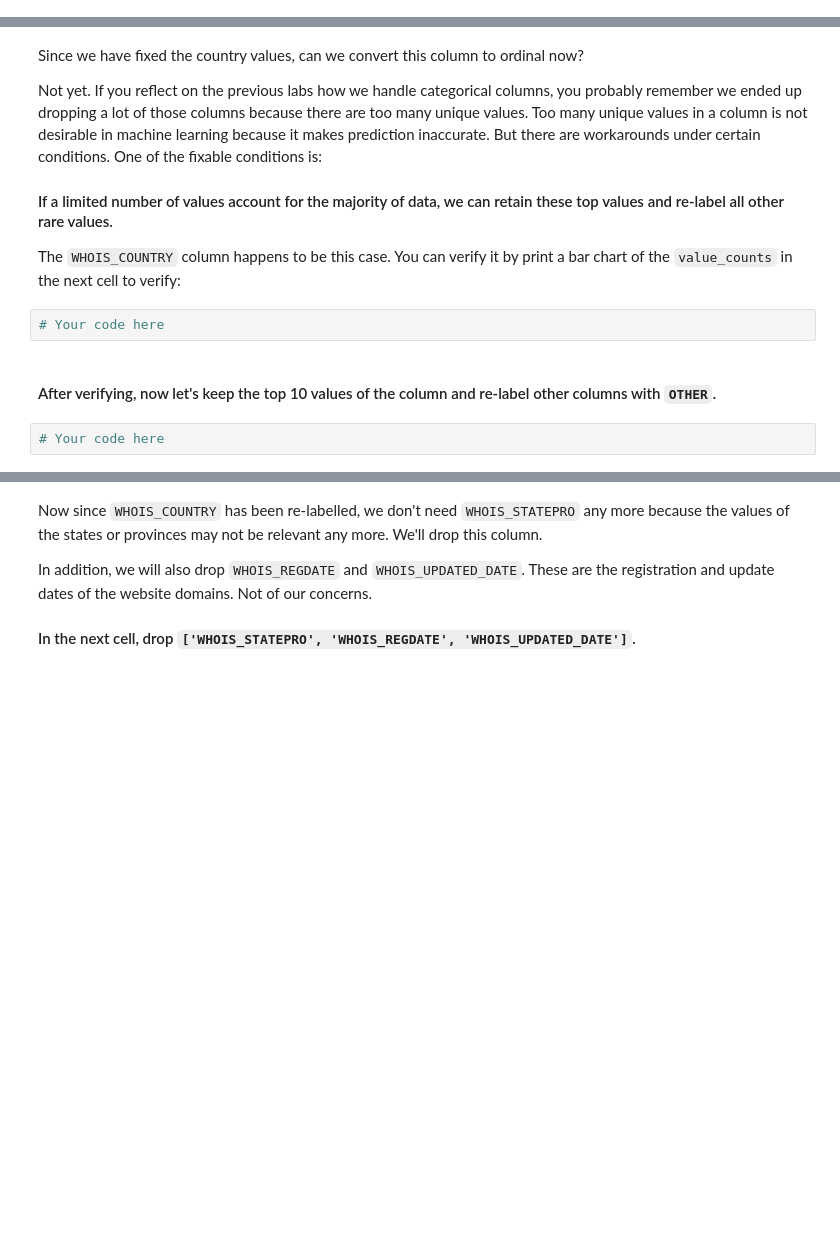
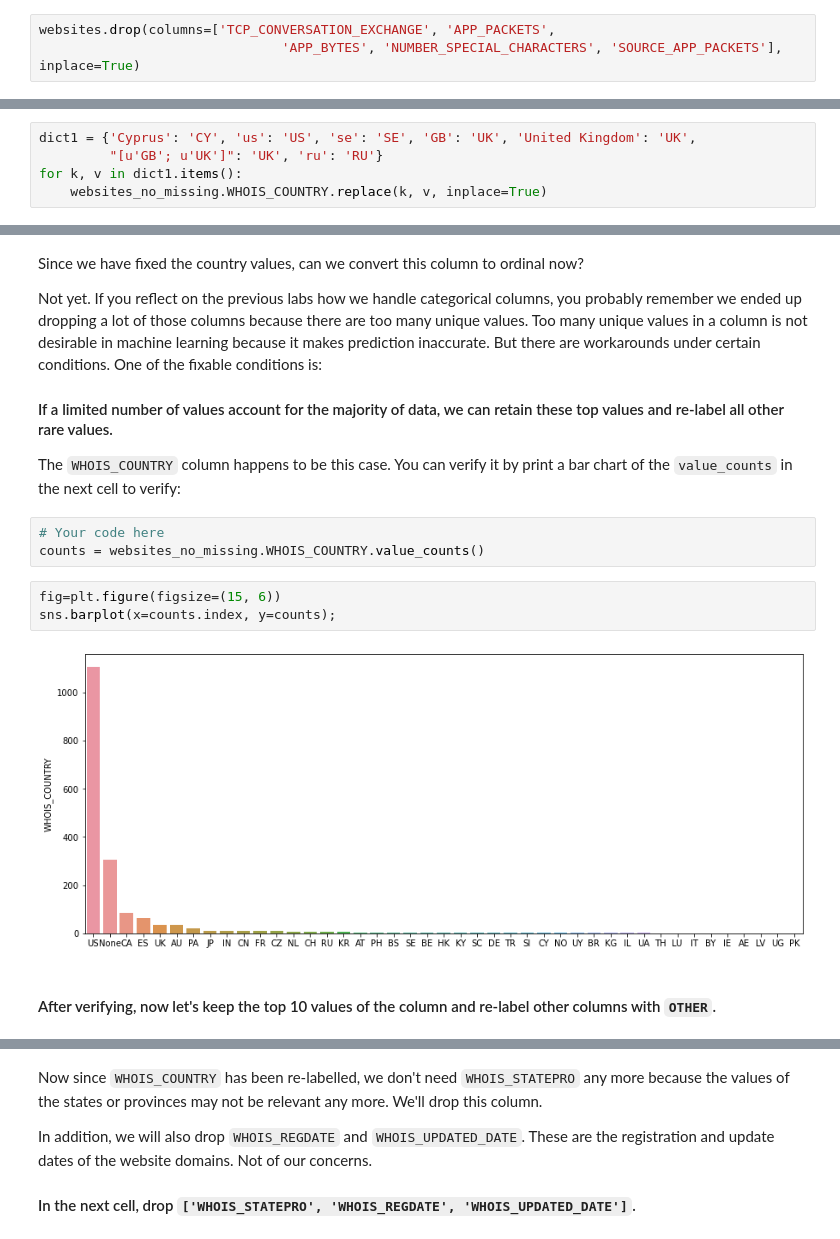
Before and after one commit to EtienneNL/data_analytics202103_module_3, a Jupyter notebook: labs/module_3_labs/Supervised-Learning/your-code/main.ipynb, the cells around one changed output, grey strips where cells are left out. Saved outputs shown, nothing was run; the diff lists cells and outputs as text; blank space fills up the shorter version.

```diff
--- a/labs/module_3_labs/Supervised-Learning/your-code/main.ipynb
+++ b/labs/module_3_labs/Supervised-Learning/your-code/main.ipynb
@@ -219,6 +219,9 @@ I tried removing the highly correlated columns with a correlation coefficient hi
 sns.heatmap(corr_df);
 # %% [output]
 [figure]
+# %%
+websites.drop(columns=['TCP_CONVERSATION_EXCHANGE', 'APP_PACKETS',
+                               'APP_BYTES', 'NUMBER_SPECIAL_CHARACTERS', 'SOURCE_APP_PACKETS'], inplace=True)
 # %% [markdown]
 # Challenge 3 - Handle Missing Values
 
@@ -314,0 +325,5 @@ How to handle string columns is always case by case. Let's start by working on `
+# %%
+dict1 = {'Cyprus': 'CY', 'us': 'US', 'se': 'SE', 'GB': 'UK', 'United Kingdom': 'UK',
+         "[u'GB'; u'UK']": 'UK', 'ru': 'RU'}
+for k, v in dict1.items():
+    websites_no_missing.WHOIS_COUNTRY.replace(k, v, inplace=True)
@@ -322,7 +345,11 @@ Not yet. If you reflect on the previous labs how we handle categorical columns,
 The `WHOIS_COUNTRY` column happens to be this case. You can verify it by print a bar chart of the `value_counts` in the next cell to verify:
 # %%
 # Your code here
+counts = websites_no_missing.WHOIS_COUNTRY.value_counts()
+# %%
+fig=plt.figure(figsize=(15, 6))
+sns.barplot(x=counts.index, y=counts);
+# %% [output]
+[figure, added]
 # %% [markdown]
 #### After verifying, now let's keep the top 10 values of the column and re-label other columns with `OTHER`.
-# %%
-# Your code here
```
Also changed, not shown: parts of 34 cells of this notebook.
